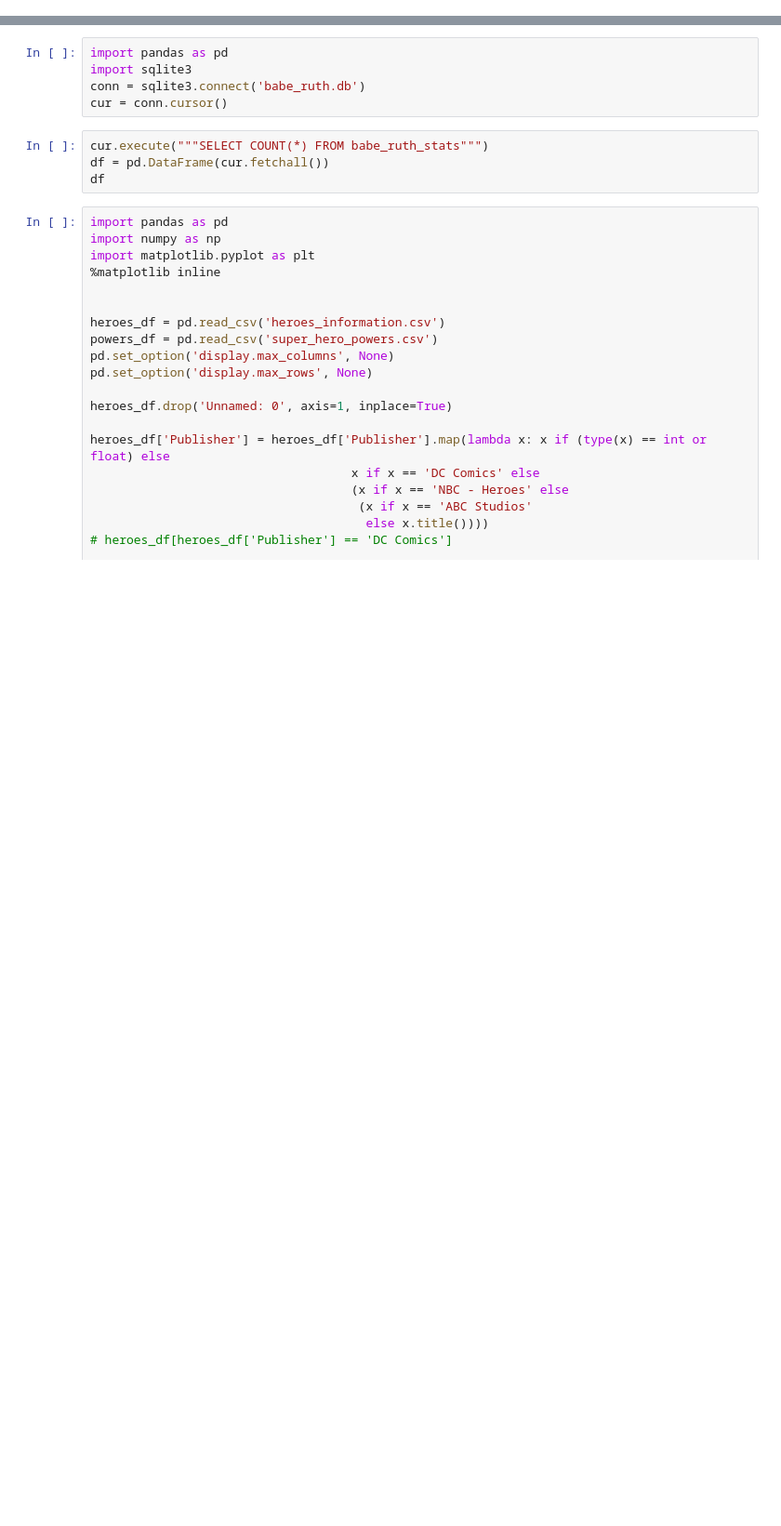
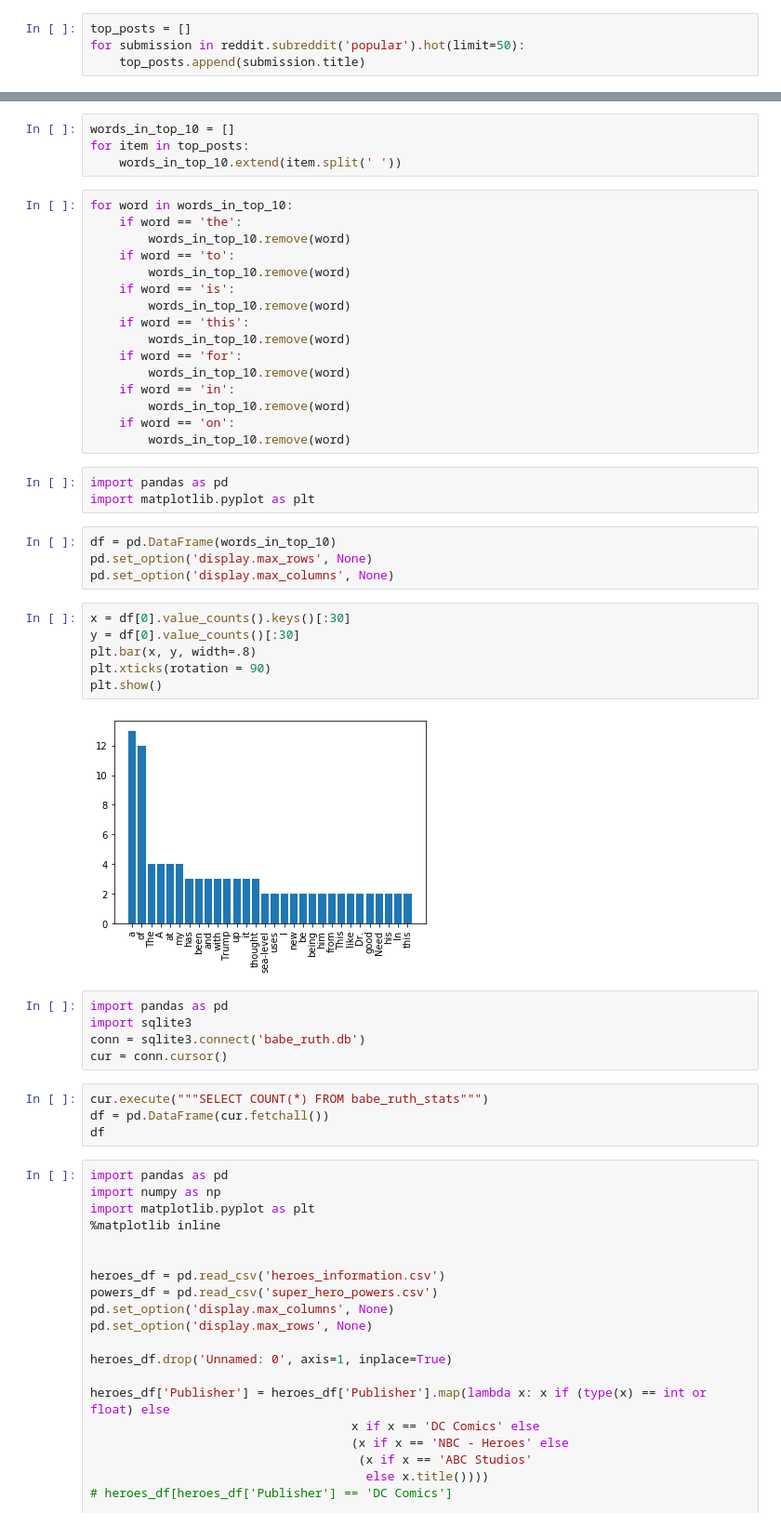
Before and after one commit to bphall/nyc-mhtn-ds-010620-lectures, a Jupyter notebook: scratch_for_learn_co.ipynb, the cells around one changed output, grey strips where cells are left out. Shown: that part at 93% size. Saved outputs shown, nothing was run; the diff lists cells and outputs as text; blank space fills up the shorter version.

```diff
--- a/scratch_for_learn_co.ipynb
+++ b/scratch_for_learn_co.ipynb
@@ -0,0 +64,4 @@
+# %%
+top_posts = []
+for submission in reddit.subreddit('popular').hot(limit=50):
+    top_posts.append(submission.title)
@@ -1,3 +88,38 @@
+# %%
+words_in_top_10 = []
+for item in top_posts:
+    words_in_top_10.extend(item.split(' '))
+# %%
+for word in words_in_top_10:
+    if word == 'the':
+        words_in_top_10.remove(word)
+    if word == 'to':
+        words_in_top_10.remove(word)
+    if word == 'is':
+        words_in_top_10.remove(word)
+    if word == 'this':
+        words_in_top_10.remove(word)
+    if word == 'for':
+        words_in_top_10.remove(word)
+    if word == 'in':
+        words_in_top_10.remove(word)
+    if word == 'on':
+        words_in_top_10.remove(word)
+# %%
+import pandas as pd
+import matplotlib.pyplot as plt
+# %%
+df = pd.DataFrame(words_in_top_10)
+pd.set_option('display.max_rows', None)
+pd.set_option('display.max_columns', None)
+# %%
+x = df[0].value_counts().keys()[:30]
+y = df[0].value_counts()[:30]
+plt.bar(x, y, width=.8)
+plt.xticks(rotation = 90)
+plt.show()
+# %% [output]
+[figure, added]
 # %%
 import pandas as pd
 import sqlite3
```
Also changed, not shown: parts of 12 cells of this notebook, 1 other file.
